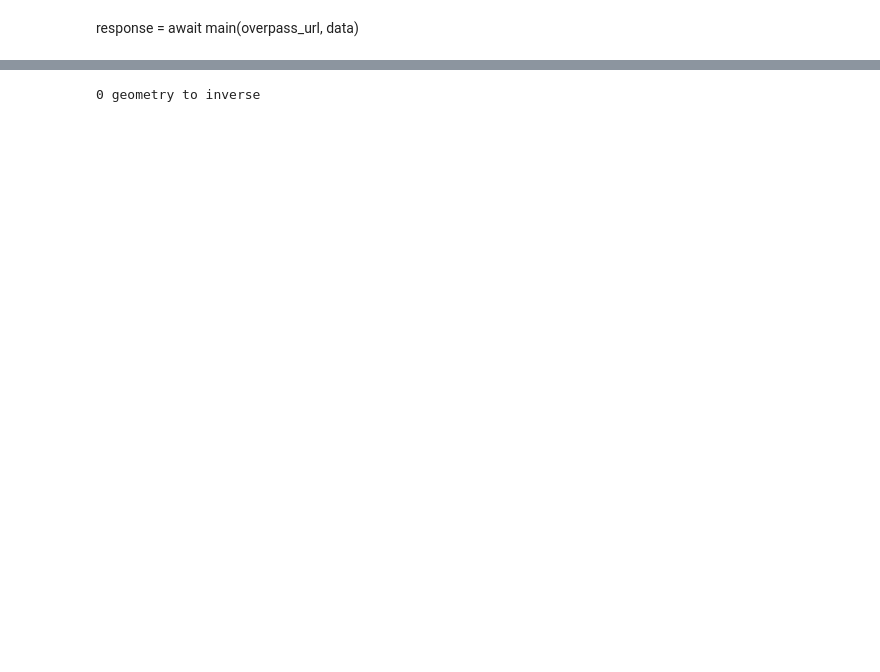
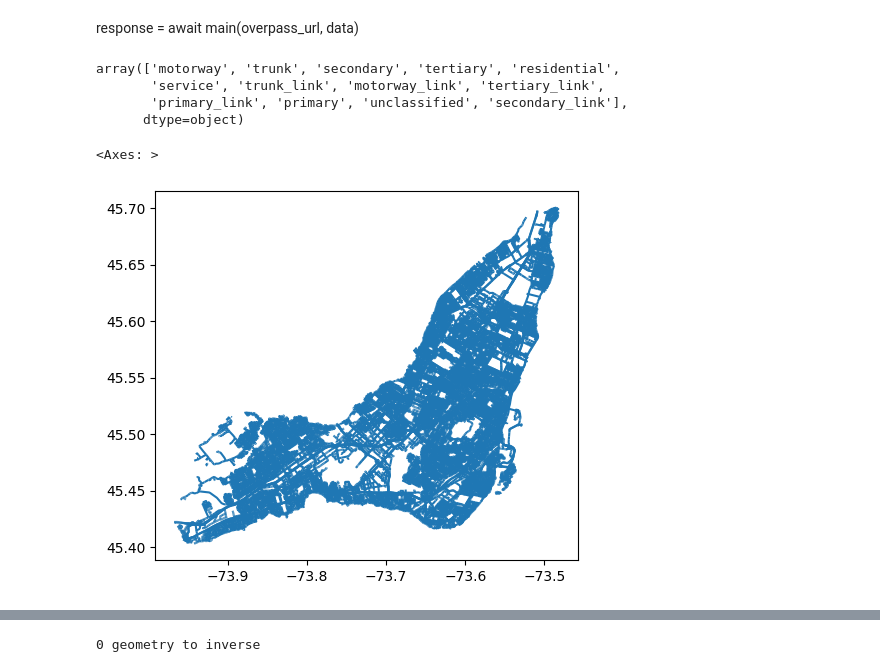
Before and after one commit to systragroup/osm-api, a Jupyter notebook: OverpassAPI.ipynb, the cells around one changed output, grey strips where cells are left out. Saved outputs shown, nothing was run; the diff lists cells and outputs as text; code cells hidden in the pictures; blank space fills up the shorter version.

```diff
--- a/OverpassAPI.ipynb
+++ b/OverpassAPI.ipynb
@@ -112,0 +152,7 @@ way_tags['oneway'] = way_tags['oneway'].replace('yes', True).replace('no', False
+# %%
+way_tags['highway'].unique()
+# %% [output]
+array(['motorway', 'trunk', 'secondary', 'tertiary', 'residential',
+       'service', 'trunk_link', 'motorway_link', 'tertiary_link',
+       'primary_link', 'primary', 'unclassified', 'secondary_link'],
+      dtype=object)
@@ -115,3 +167,10 @@ way_tags.to_file('way.geojson',driver='GeoJSON')
 # %%
 links, nodes = road.get_links_and_nodes('way.geojson', split_direction=False)
 nodes = nodes.set_crs(links.crs)
+# %%
+links = links[links['highway']!='service']
+# %%
+links.plot()
+# %% [output]
+<Axes: >
+[figure, added]
```
Also changed, not shown: parts of 74 cells of this notebook, 3 other files.
